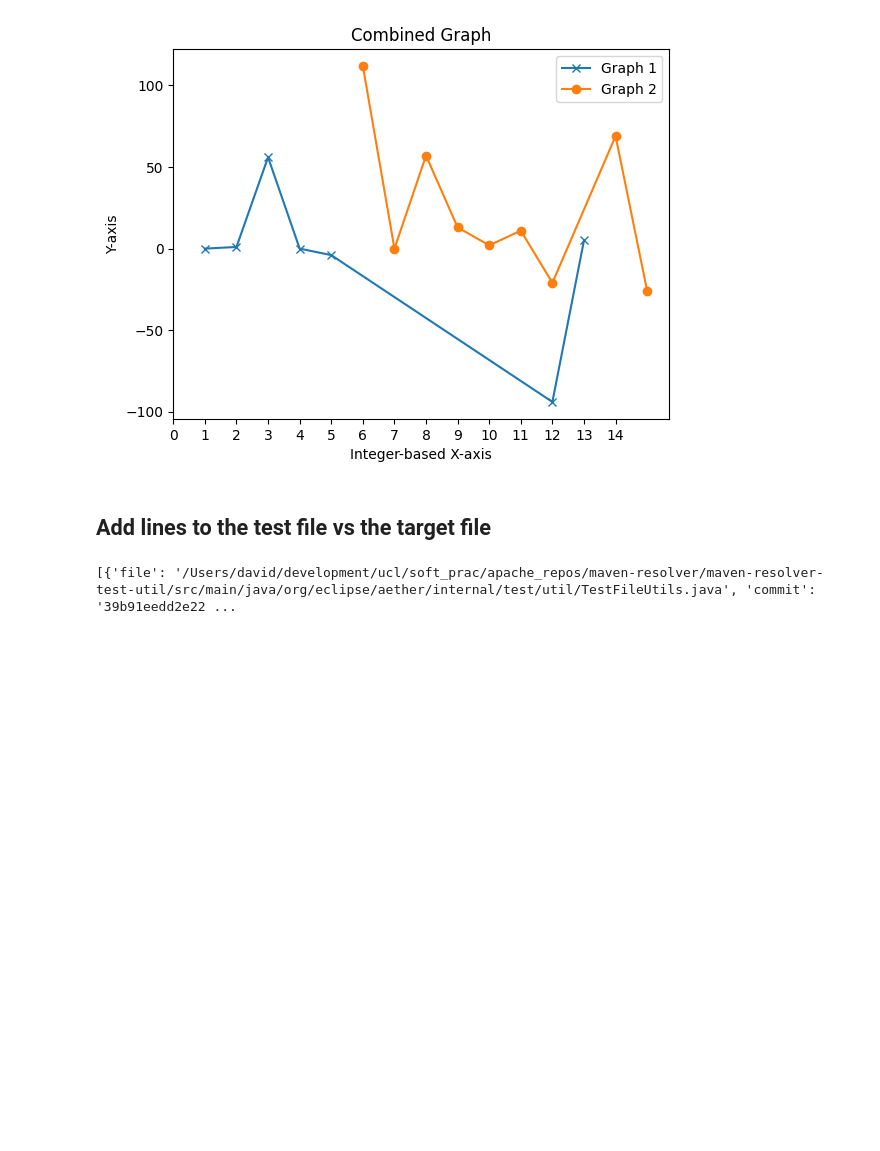
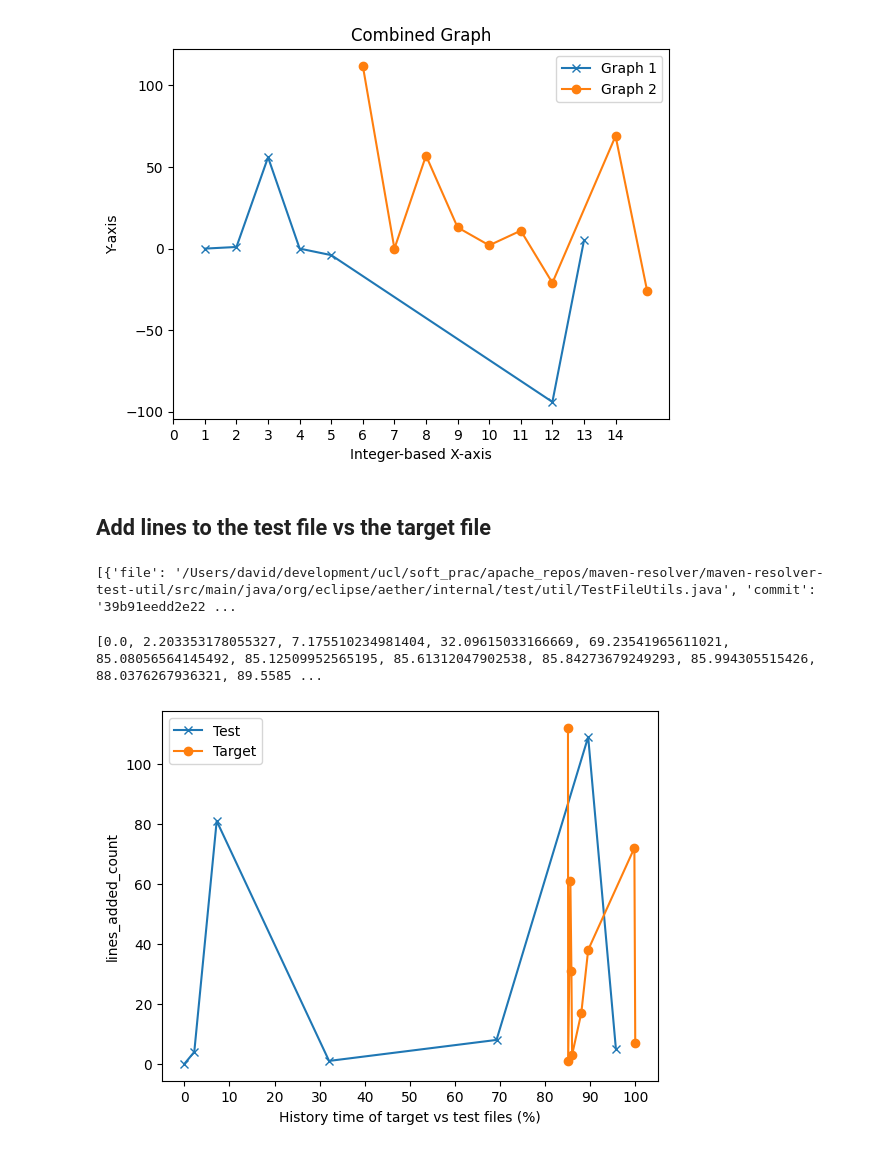
Before and after one commit to davidfrisch/sdp_cw2, a Jupyter notebook: main.ipynb, the cells around one changed output. Cells and saved outputs as stored; diff of their text form; code cells hidden in the pictures; blank space fills up the shorter version.

Commit message:
[plot] Normalise the plot to 0 to 100 lifetime of the file

```diff
--- a/main.ipynb
+++ b/main.ipynb
@@ -135,47 +180,41 @@ def plot_test_vs_target_metric(metric_lines_test, metric_lines_target, metric):
 
     plt.show()
 # %%
-def plot_lines_test_vs_target(metric_lines_test, metric_lines_target, metric):
+def plot_lines_test_vs_target_normalise_100(metric_lines_test, metric_lines_target, metric):
 
     test_file = [(x['date'], x[metric]) for x in metric_lines_test]
     target_file = [(x['date'], x[metric]) for x in metric_lines_target]
 
     test_file.sort(key=lambda x: x[0])
     target_file.sort(key=lambda x: x[0])
 
     test_file_dates = [x[0] for x in test_file]
     test_file_counts = [x[1] for x in test_file]
 
     target_file_dates = [x[0] for x in target_file]
     target_file_counts = [x[1] for x in target_file]
 
-    plt.plot(test_file_dates, test_file_counts, label='test')
-    plt.plot(target_file_dates, target_file_counts, label='target')
+    all_dates = sorted(list(set(test_file_dates + target_file_dates)))
+    min_value = min(all_dates)
+    max_value = max(all_dates)
+    normalized_x_axis = [((date - min_value) / (max_value - min_value)) * 100 for date in all_dates]
+    print(normalized_x_axis)
+    fig, ax = plt.subplots()
 
-    # show data points
-    plt.plot(test_file_dates, test_file_counts, 'o', markersize=3)
-    plt.plot(target_file_dates, target_file_counts, 'o', markersize=3)
+    ax.plot([normalized_x_axis[all_dates.index(date)] for date in test_file_dates], test_file_counts, marker='x', label='Test')
+    ax.plot([normalized_x_axis[all_dates.index(date)] for date in target_file_dates], target_file_counts, marker='o', label='Target')
 
-    plt.xlabel('Date')
-    plt.ylabel(f'{metric}')
+    x_ticks = np.arange(0, 101, 10)
+    ax.set_xticks(x_ticks)
 
-    plt.title(f'{metric} per date for test and target file')
+    ax.set_xlabel('History time of target vs test files (%)')
+    ax.set_ylabel(metric)
 
-    plt.legend()
+    ax.legend()
 
-    plt.gcf().autofmt_xdate()
     plt.show()
 
-diffs_before = get_added_lines_pair(repo_path, map_before[0])
-print([diffs_before['test']])
-print([diffs_before['target']])
-plot_lines_test_vs_target(diffs_before['test'], diffs_before['target'], 'lines_added_count')
-plot_test_vs_target_metric(diffs_before['test'], diffs_before['target'], 'lines_added_count')
-plot_lines_test_vs_target(diffs_before['test'], diffs_before['target'], 'lines_removed_count')
-plot_test_vs_target_metric(diffs_before['test'], diffs_before['target'], 'lines_removed_count')
-plot_lines_test_vs_target(diffs_before['test'], diffs_before['target'], 'lines_count')
-plot_test_vs_target_metric(diffs_before['test'], diffs_before['target'], 'lines_count')
-
-diffs_before = get_diffs_of_file(repo_path, map_before[0])
-plot_lines_test_vs_target(diffs_before['test'], diffs_before['target'], 'count')
-plot_test_vs_target_metric(diffs_before['test'], diffs_before['target'], 'count')
+plot_lines_test_vs_target_normalise_100(diffs_before['test'], diffs_before['target'], 'lines_added_count')
+# %% [output]
+[0.0, 2.203353178055327, 7.175510234981404, 32.09615033166669, 69.23541965611021, 85.08056564145492, 85.12509952565195, 85.61312047902538, 85.84273679249293, 85.994305515426, 88.0376267936321, 89.5585 ...
+[figure, added]
```
Also changed, not shown: parts of 1 cell of this notebook.
